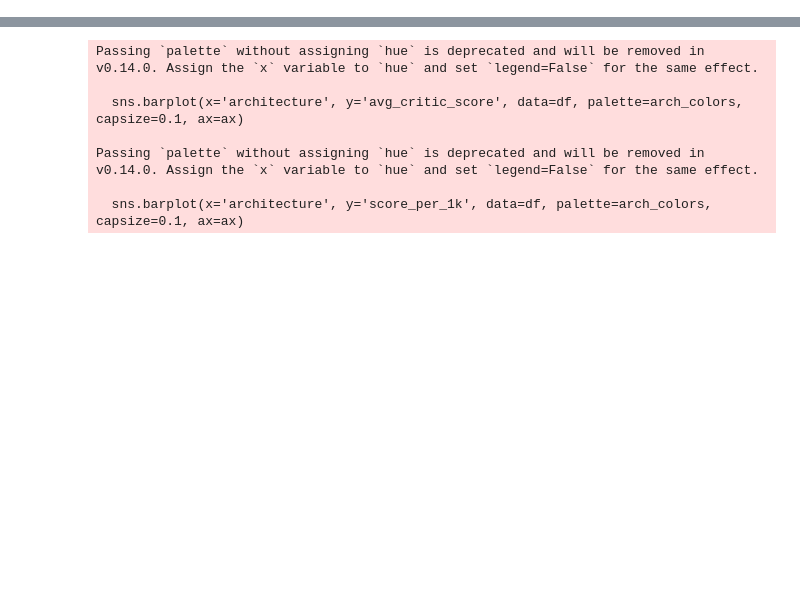
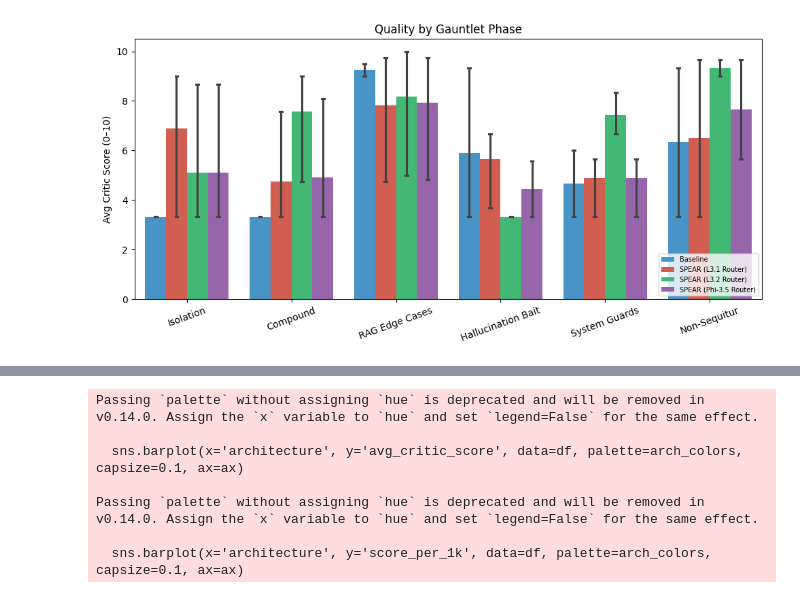
Before and after one commit to jandyyyy39/RAGnarok, a Jupyter notebook: eval/architecture/mistral-small3.2_showdown.ipynb, the cells around one changed output, grey strips where cells are left out. Saved outputs shown, nothing was run; the diff lists cells and outputs as text; code cells hidden in the pictures; blank space fills up the shorter version.

```diff
--- a/eval/architecture/mistral-small3.2_showdown.ipynb
+++ b/eval/architecture/mistral-small3.2_showdown.ipynb
@@ -44,0 +161,35 @@ arch_colors = {
+# %%
+phase_labels = [
+    'Isolation', 'Isolation', 'Isolation',
+    'Compound', 'Compound', 'Compound', 'Compound',
+    'RAG Edge Cases', 'RAG Edge Cases', 'RAG Edge Cases', 'RAG Edge Cases',
+    'Hallucination Bait', 'Hallucination Bait', 'Hallucination Bait',
+    'System Guards', 'System Guards', 'System Guards', 'System Guards',
+    'Non-Sequitur', 'Non-Sequitur'
+]
+
+df['phase'] = df.groupby('architecture').cumcount().map(dict(enumerate(phase_labels)))
+
+fig, ax = plt.subplots(figsize=(10, 5))
+
+sns.barplot(
+    x='phase',
+    y='avg_critic_score',
+    hue='architecture',
+    data=df,
+    palette=arch_colors,
+    capsize=0.1,
+    ax=ax
+)
+
+ax.set_title('Quality by Gauntlet Phase')
+ax.set_xlabel('')
+ax.set_ylabel('Avg Critic Score (0–10)')
+ax.set_ylim(0, 10.5)
+ax.tick_params(axis='x', rotation=20)
+ax.legend(fontsize=7, loc='lower right')
+
+plt.tight_layout()
+plt.show()
+# %% [output]
+[figure, added]
```
Also changed, not shown: parts of 7 cells of this notebook, 1 other file.
